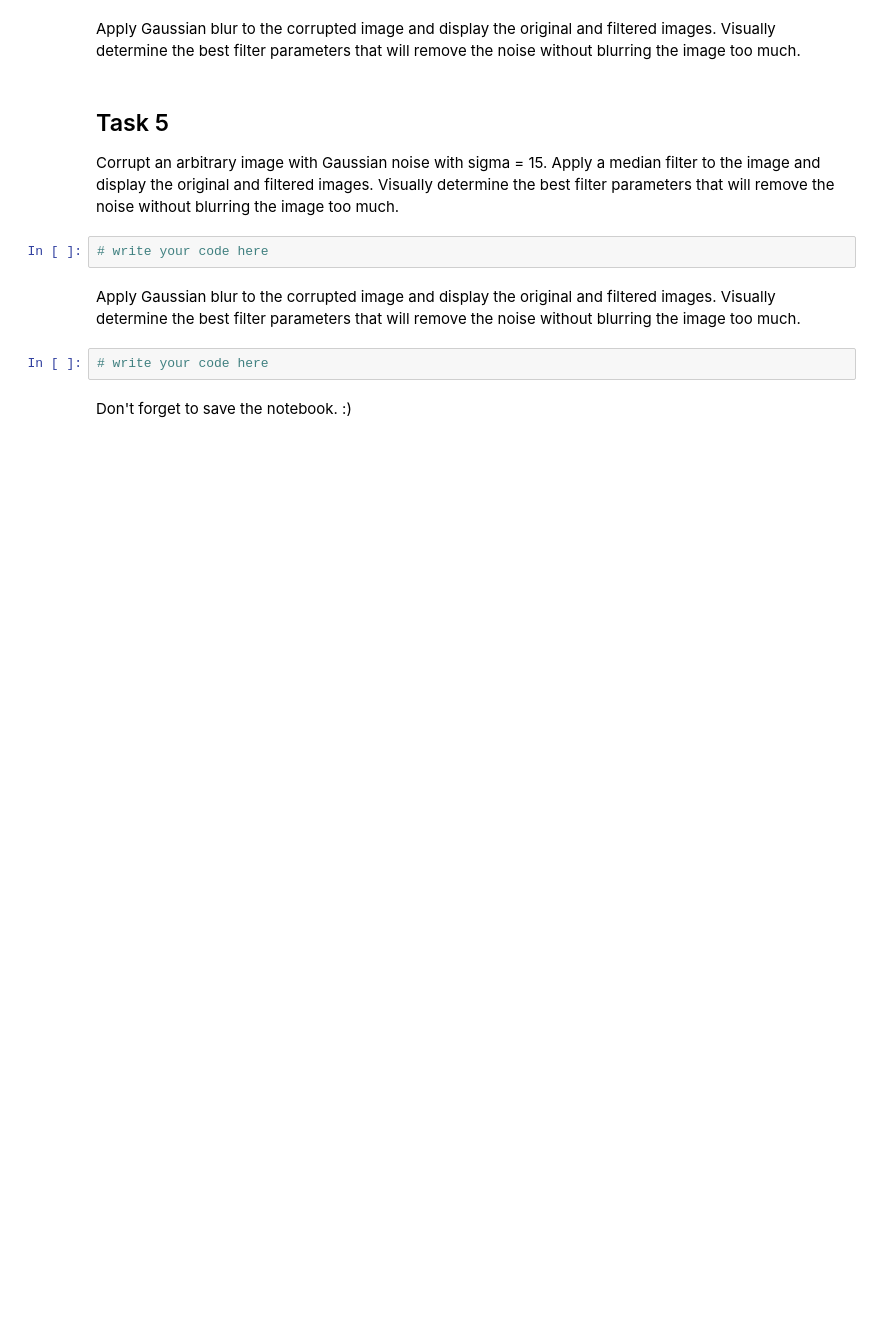
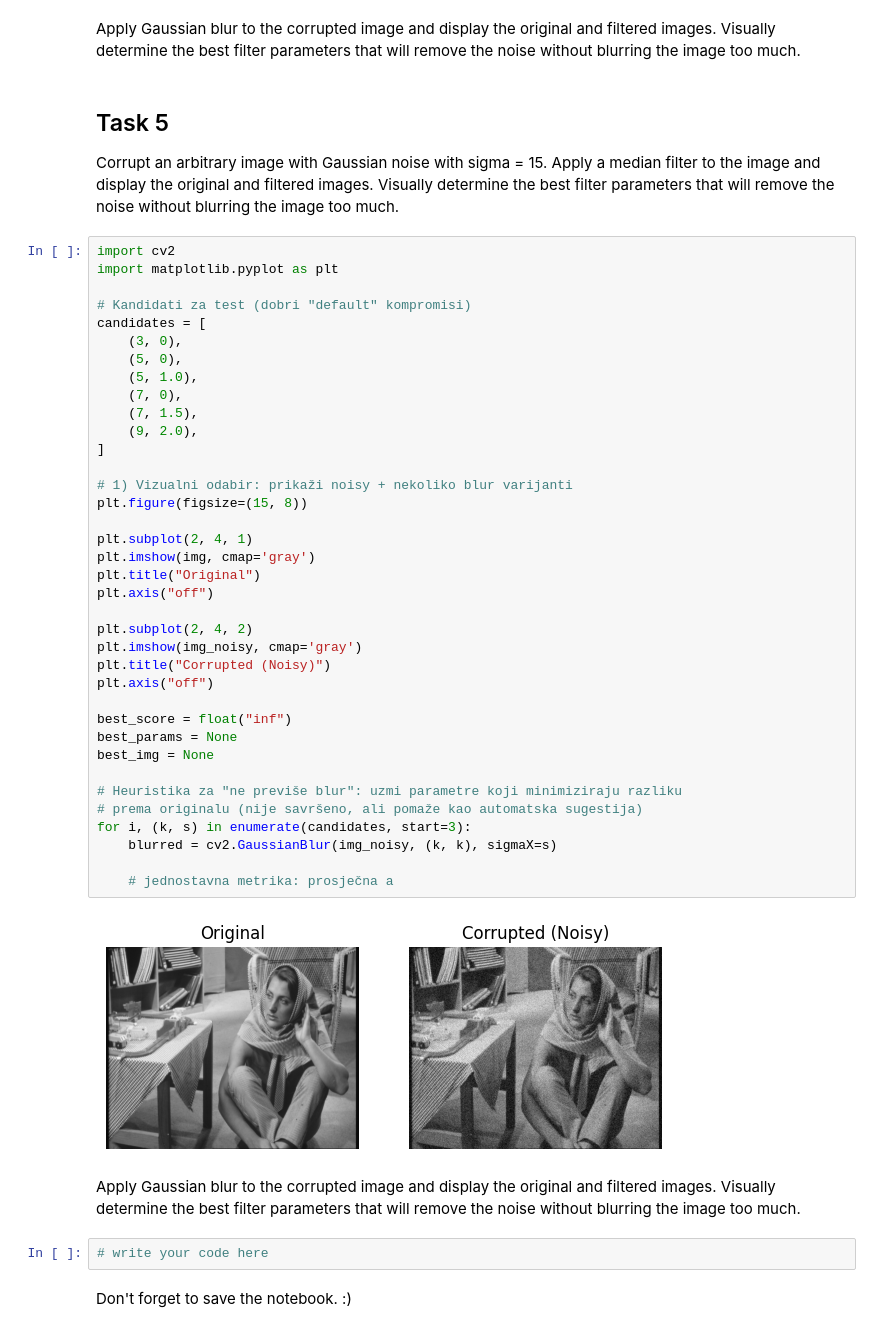
Before and after one commit to mergotic-byte/mergotic_lab1, a Jupyter notebook: lab2.ipynb, the cells around one changed output. Cells and saved outputs as stored; diff of their text form; blank space fills up the shorter version.

```diff
--- a/lab2.ipynb
+++ b/lab2.ipynb
@@ -501,8 +501,45 @@ Apply Gaussian blur to the corrupted image and display the original and filtered
 ## Task 5
 
 Corrupt an arbitrary image with Gaussian noise with sigma = 15. Apply a median filter to the image and display the original and filtered images. Visually determine the best filter parameters that will remove the noise without blurring the image too much.
-# %%
-# write your code here
+# %%
+import cv2
+import matplotlib.pyplot as plt
+
+# Kandidati za test (dobri "default" kompromisi)
+candidates = [
+    (3, 0),
+    (5, 0),
+    (5, 1.0),
+    (7, 0),
+    (7, 1.5),
+    (9, 2.0),
+]
+
+# 1) Vizualni odabir: prikaži noisy + nekoliko blur varijanti
+plt.figure(figsize=(15, 8))
+
+plt.subplot(2, 4, 1)
+plt.imshow(img, cmap='gray')
+plt.title("Original")
+plt.axis("off")
+
+plt.subplot(2, 4, 2)
+plt.imshow(img_noisy, cmap='gray')
+plt.title("Corrupted (Noisy)")
+plt.axis("off")
+
+best_score = float("inf")
+best_params = None
+best_img = None
+
+# Heuristika za "ne previše blur": uzmi parametre koji minimiziraju razliku
+# prema originalu (nije savršeno, ali pomaže kao automatska sugestija)
+for i, (k, s) in enumerate(candidates, start=3):
+    blurred = cv2.GaussianBlur(img_noisy, (k, k), sigmaX=s)
+
+    # jednostavna metrika: prosječna a
+# %% [output]
+[figure, added]
 # %% [markdown]
 Apply Gaussian blur to the corrupted image and display the original and filtered images. Visually determine the best filter parameters that will remove the noise without blurring the image too much.
 # %%
```
Also changed, not shown: parts of 1 cell of this notebook.
